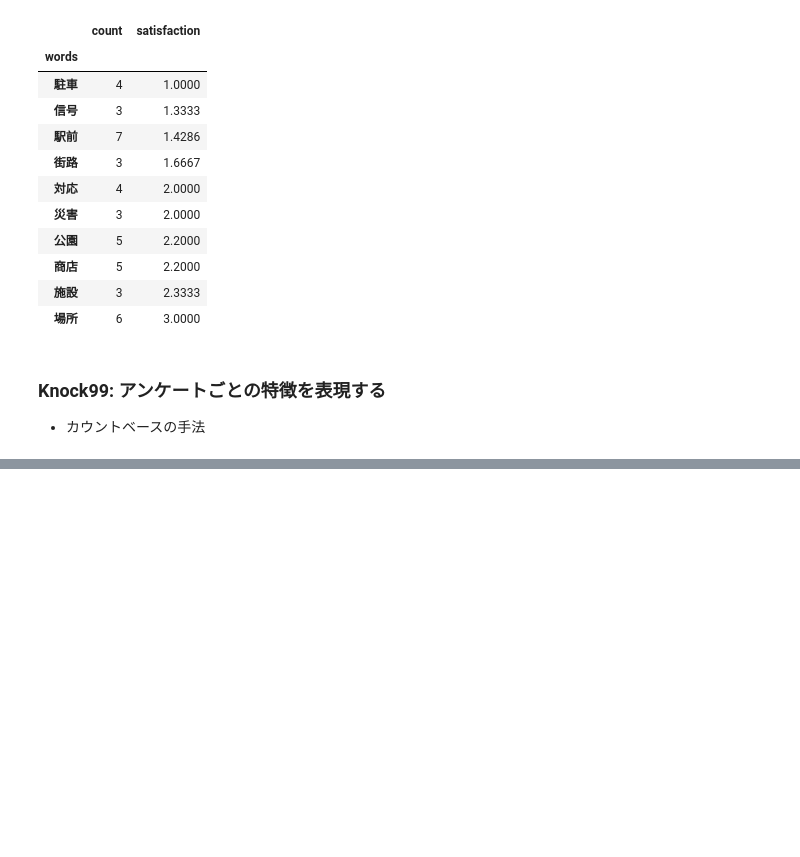
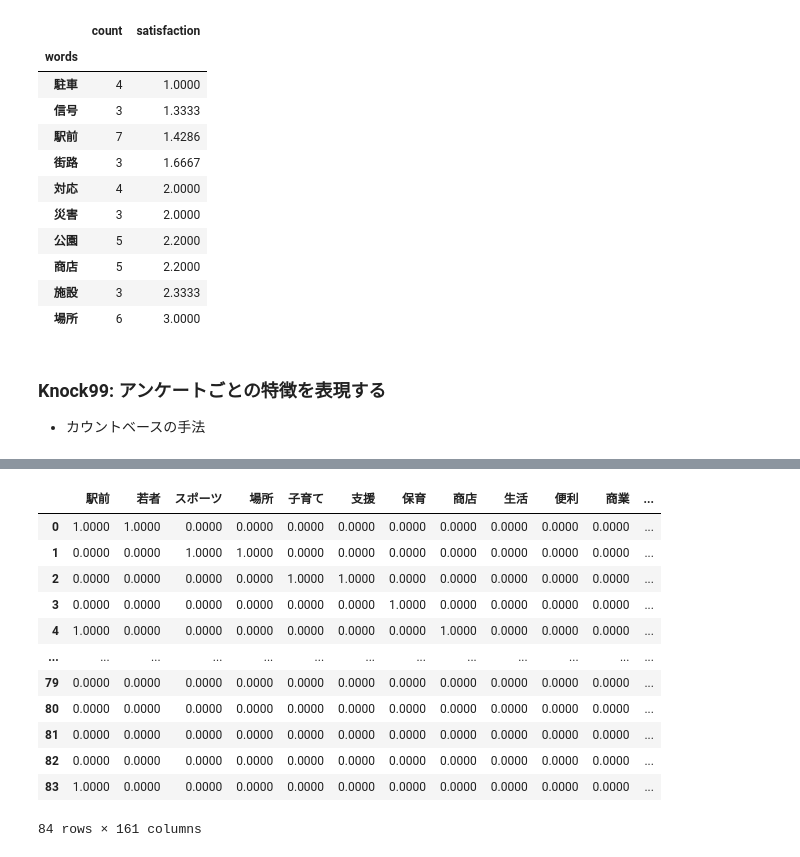
Before and after one commit to ginmaruGH/python-practical-data-analysis-100knocks, a Jupyter notebook: ch10/ch10.ipynb, the cells around one changed output, grey strips where cells are left out. Drawn from its saved outputs; the diff is of its cells as text; code cells hidden in the pictures; blank space fills up the shorter version.

```diff
--- a/ch10/ch10.ipynb
+++ b/ch10/ch10.ipynb
@@ -474,0 +512,19 @@ words_df.sort_values("satisfaction", ascending=True).head(10)
+# %%
+# アンケート特徴表現の欠損値に「０」を代入
+
+all_words_df = all_words_df.fillna(0)
+display(all_words_df)
+# %% [output]
+|  | 駅前 | 若者 | スポーツ | 場所 | 子育て | 支援 | 保育 | 商店 | 生活 | 便利 | 商業 | ... |
+| 0 | 1.0000 | 1.0000 | 0.0000 | 0.0000 | 0.0000 | 0.0000 | 0.0000 | 0.0000 | 0.0000 | 0.0000 | 0.0000 | ... |
+| 1 | 0.0000 | 0.0000 | 1.0000 | 1.0000 | 0.0000 | 0.0000 | 0.0000 | 0.0000 | 0.0000 | 0.0000 | 0.0000 | ... |
+| 2 | 0.0000 | 0.0000 | 0.0000 | 0.0000 | 1.0000 | 1.0000 | 0.0000 | 0.0000 | 0.0000 | 0.0000 | 0.0000 | ... |
+| 3 | 0.0000 | 0.0000 | 0.0000 | 0.0000 | 0.0000 | 0.0000 | 1.0000 | 0.0000 | 0.0000 | 0.0000 | 0.0000 | ... |
+| 4 | 1.0000 | 0.0000 | 0.0000 | 0.0000 | 0.0000 | 0.0000 | 0.0000 | 1.0000 | 0.0000 | 0.0000 | 0.0000 | ... |
+| ... | ... | ... | ... | ... | ... | ... | ... | ... | ... | ... | ... | ... |
+| 79 | 0.0000 | 0.0000 | 0.0000 | 0.0000 | 0.0000 | 0.0000 | 0.0000 | 0.0000 | 0.0000 | 0.0000 | 0.0000 | ... |
+| 80 | 0.0000 | 0.0000 | 0.0000 | 0.0000 | 0.0000 | 0.0000 | 0.0000 | 0.0000 | 0.0000 | 0.0000 | 0.0000 | ... |
+| 81 | 0.0000 | 0.0000 | 0.0000 | 0.0000 | 0.0000 | 0.0000 | 0.0000 | 0.0000 | 0.0000 | 0.0000 | 0.0000 | ... |
+| 82 | 0.0000 | 0.0000 | 0.0000 | 0.0000 | 0.0000 | 0.0000 | 0.0000 | 0.0000 | 0.0000 | 0.0000 | 0.0000 | ... |
+| 83 | 1.0000 | 0.0000 | 0.0000 | 0.0000 | 0.0000 | 0.0000 | 0.0000 | 0.0000 | 0.0000 | 0.0000 | 0.0000 | ... |
+84 rows × 161 columns
```
Also changed, not shown: parts of 7 cells of this notebook.
